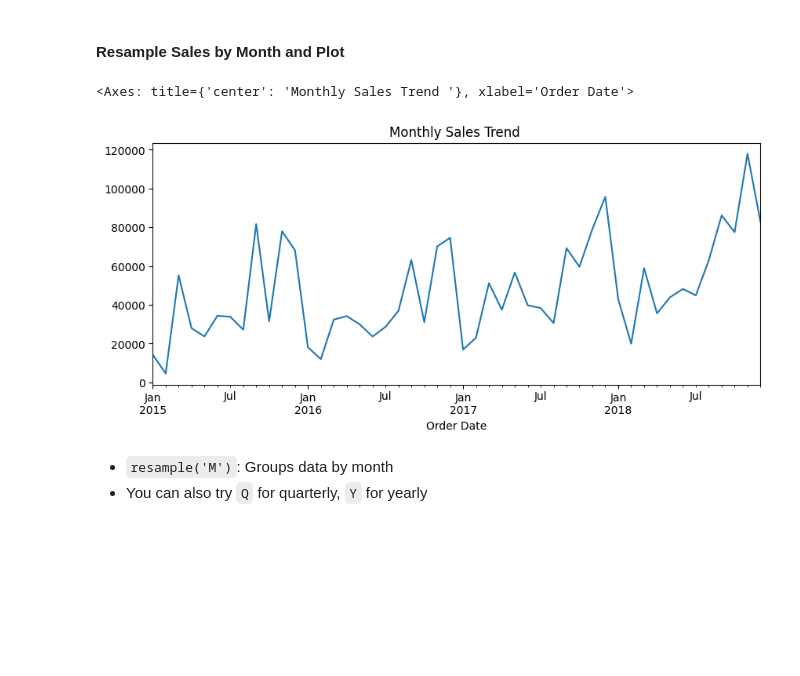
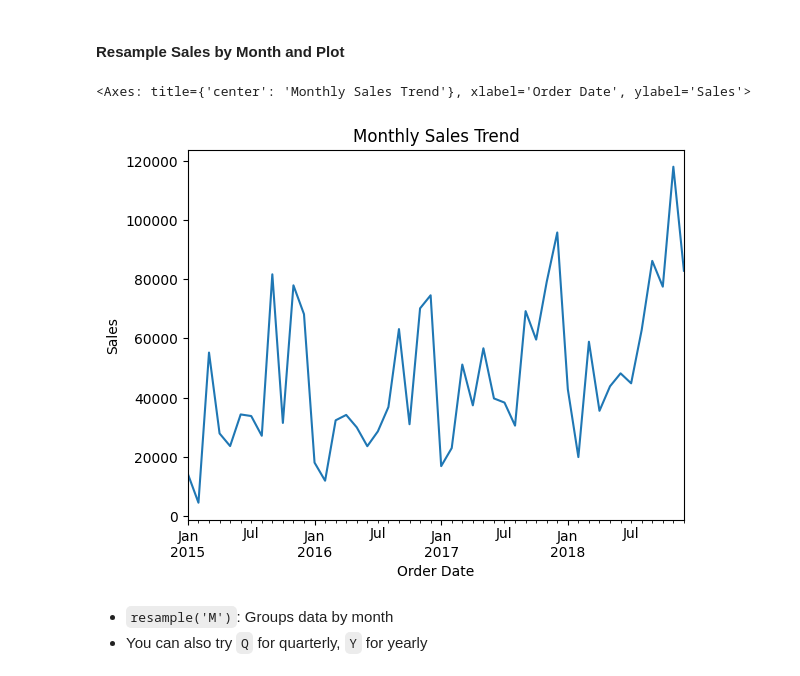
Before and after one commit to bonareri/data-science-class, a Jupyter notebook: 05-Python_for_Data_Science/08_Foundations_of_Matplotlib.ipynb, the cells around one changed output. Saved outputs shown, nothing was run; the diff lists cells and outputs as text; code cells hidden in the pictures; blank space fills up the shorter version.

```diff
--- a/05-Python_for_Data_Science/08_Foundations_of_Matplotlib.ipynb
+++ b/05-Python_for_Data_Science/08_Foundations_of_Matplotlib.ipynb
@@ -365,2 +382,0 @@ memory usage: 3.4 MB
-# %%
-df['Order Date'] = pd.to_datetime(df['Order Date'])
@@ -383,0 +403,3 @@ plt.show()
+# %%
+df['Order Date'] = pd.to_datetime(df['Order Date'], dayfirst=True)
+df['Ship Date'] = pd.to_datetime(df['Ship Date'], dayfirst=True)
@@ -407,11 +448,11 @@ df.head()
 # %% [markdown]
 #### Resample Sales by Month and Plot
-# %%
-monthly_sales = df['Sales'].resample('ME').sum()
-monthly_sales.plot(title="Monthly Sales Trend ", figsize=(10, 4))
-# %% [output]
-<Axes: title={'center': 'Monthly Sales Trend '}, xlabel='Order Date'>
-[figure, removed]
+# %%
+monthly_sales = df['Sales'].resample('ME').sum()
+monthly_sales.plot(title = "Monthly Sales Trend", ylabel = "Sales")
+# %% [output]
+<Axes: title={'center': 'Monthly Sales Trend'}, xlabel='Order Date', ylabel='Sales'>
+[figure, added]
 # %% [markdown]
 - `resample('M')`: Groups data by month
 - You can also try `Q` for quarterly, `Y` for yearly
```
Also changed, not shown: parts of 52 cells of this notebook, 7 other files.
